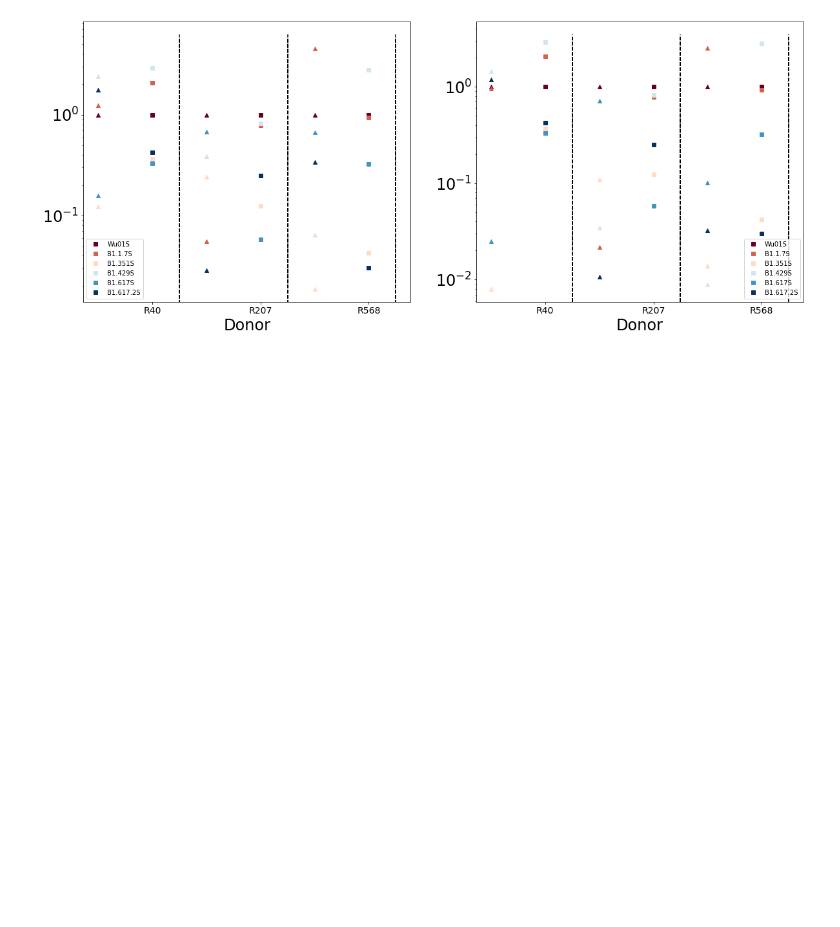
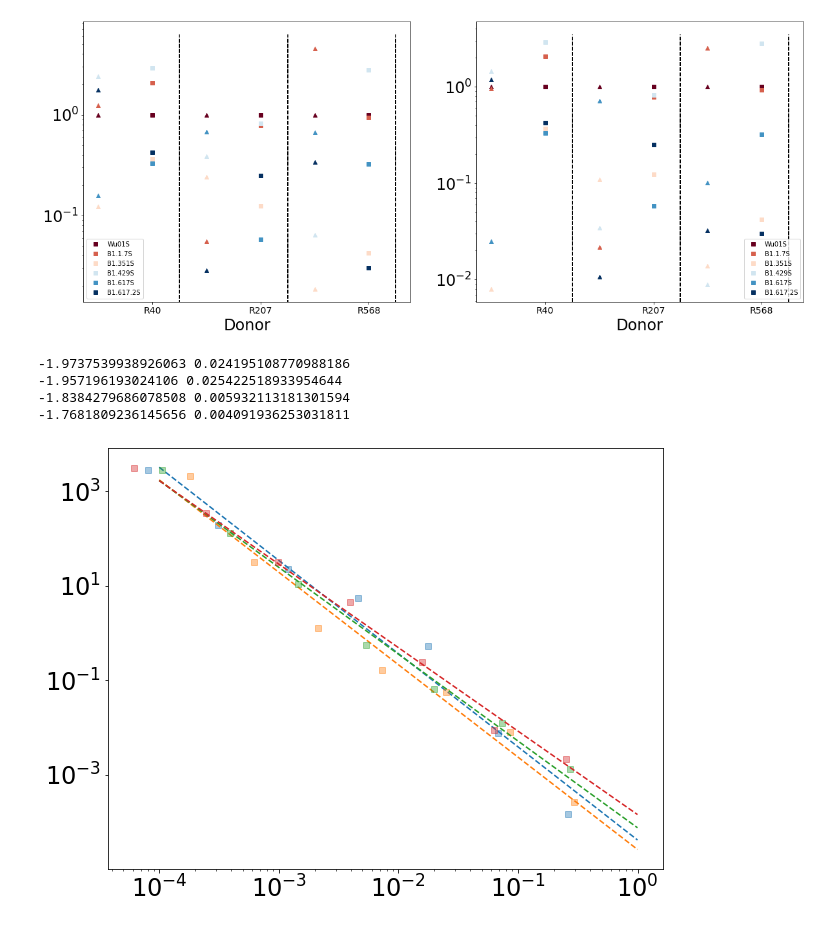
Before and after one commit to rmorantovar/Immune_System, a Jupyter notebook: Jupyter_Notebooks/6_Data.ipynb, the cells around one changed output. Cells and saved outputs as stored; diff of their text form; code cells hidden in the pictures; blank space fills up the shorter version.

Commit message:
Making plot of \lambdas vs. complexity. Mac20

```diff
--- a/Jupyter_Notebooks/6_Data.ipynb
+++ b/Jupyter_Notebooks/6_Data.ipynb
@@ -84,3 +84,27 @@ ax[1].set_xticks(np.arange(1,2*I,2))
 ax[1].set_xticklabels(donors['ID of donor'][[0, 3, 7]], fontsize = 14);
 # %% [output]
 [figure]
+# %%
+fig, ax = plt.subplots(figsize=(10,8), gridspec_kw={'left':0.18, 'right':.95, 'bottom':.15})
+
+filenames = ['NBT-BC30284_IgG+Bcells_replicate1_linked_CDR3junction.txt',
+             'NBT-BC30284_IgG+Bcells_replicate2_linked_CDR3junction.txt',
+             'NBT-BC30284_D14FluBmems_linked_CDR3junction.txt',
+             'NBT-BC30284_D7TT+PBs_linked_CDR3junction.txt']
+for filename in filenames:
+    data = np.loadtxt(Text_files_path+'Data/Supplementary_Data/'+filename, skiprows=1, usecols=0)
+    data = data/np.max(data)
+    data_hist =np.histogram(data, density = True, bins = np.logspace(np.log10(np.min(data)), 0, 8))
+    plot = ax.plot(data_hist[1][:-1], data_hist[0],alpha=.4, marker = 's', linestyle = '')
+    popt_csd, pcov_csd = curve_fit(my_linear_func, np.log(data_hist[1][:-1]), np.log(data_hist[0]))
+    ns = np.logspace(-4, 0, 100)#ax.plot(ns, np.exp(my_linear_func(ns, *popt_csd)))
+    ax.plot(ns, np.exp(my_linear_func(np.log(ns), *popt_csd)), color = plot[0].get_color(), linestyle = '--')
+    print(popt_csd[1], pcov_csd[1,1])
+
+my_plot_layout(ax=ax, yscale = 'log', xscale = 'log')
+# %% [output]
+-1.9737539938926063 0.024195108770988186
+-1.957196193024106 0.025422518933954644
+-1.8384279686078508 0.005932113181301594
+-1.7681809236145656 0.004091936253031811
+[figure, added]
```
Also changed, not shown: 9 other files.
